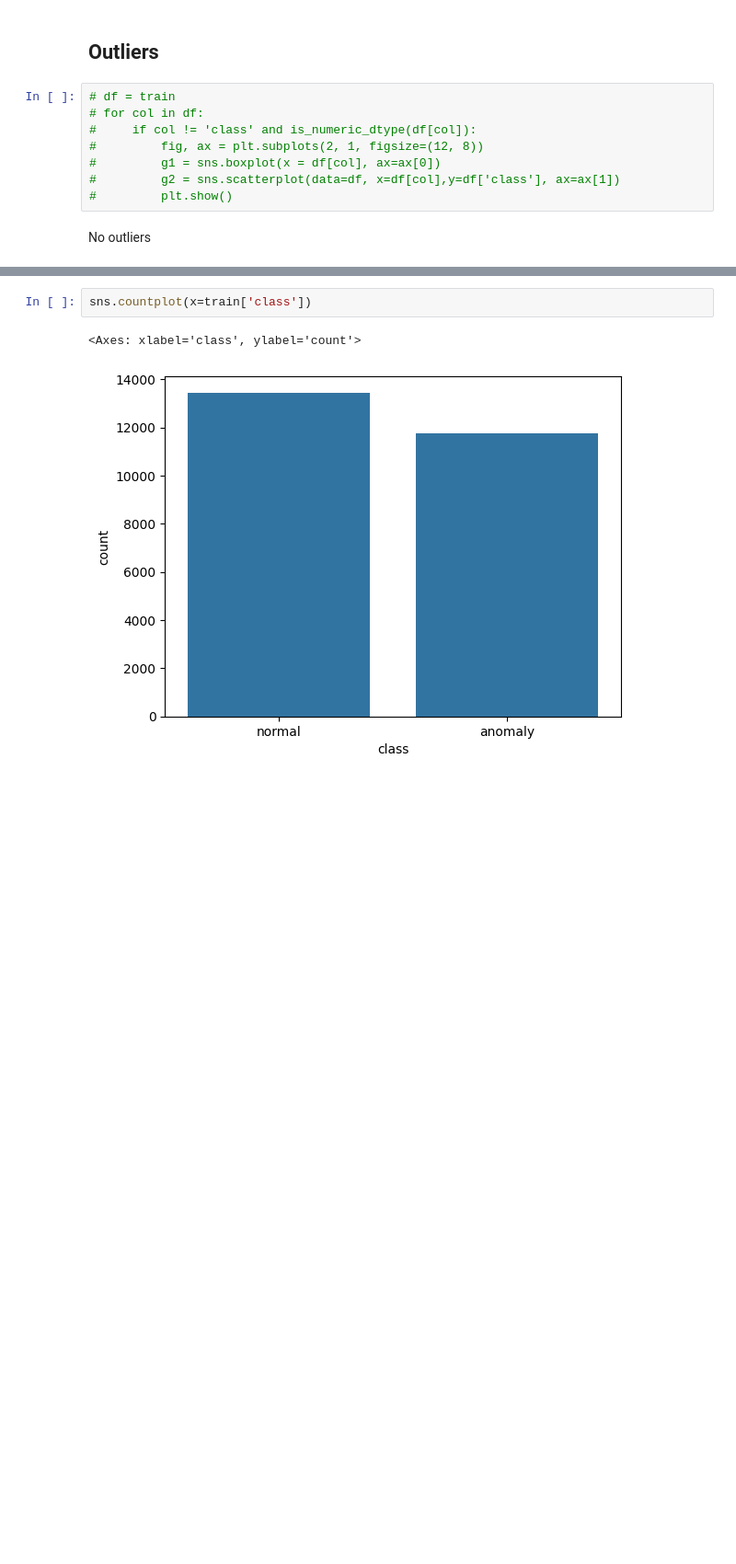
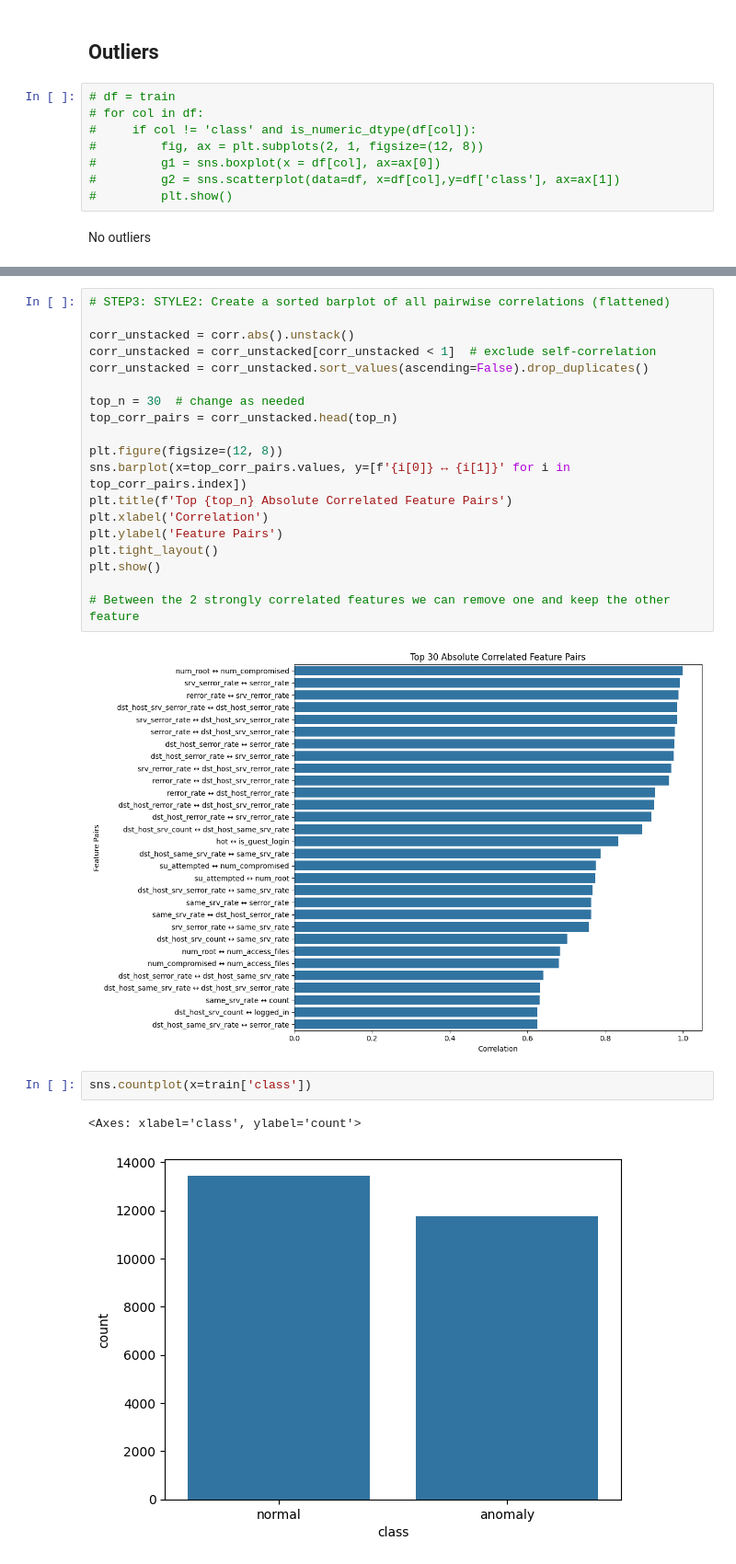
Before and after one commit to ash322ash422/tut_ml, a Jupyter notebook: project_Network_Intrusion_Detection-Military/src/99-6-accuracy-network-intrusion-detection.ipynb, the cells around one changed output, grey strips where cells are left out. Shown at 92% size. Cells and saved outputs as stored; diff of their text form; blank space fills up the shorter version.

```diff
--- a/project_Network_Intrusion_Detection-Military/src/99-6-accuracy-network-intrusion-detection.ipynb
+++ b/project_Network_Intrusion_Detection-Military/src/99-6-accuracy-network-intrusion-detection.ipynb
@@ -332,3 +350,24 @@ sns.heatmap(train.select_dtypes(include='number').corr(), annot=True)
+# %%
+# STEP3: STYLE2: Create a sorted barplot of all pairwise correlations (flattened)
+
+corr_unstacked = corr.abs().unstack()
+corr_unstacked = corr_unstacked[corr_unstacked < 1]  # exclude self-correlation
+corr_unstacked = corr_unstacked.sort_values(ascending=False).drop_duplicates()
+
+top_n = 30  # change as needed
+top_corr_pairs = corr_unstacked.head(top_n)
+
+plt.figure(figsize=(12, 8))
+sns.barplot(x=top_corr_pairs.values, y=[f'{i[0]} ↔ {i[1]}' for i in top_corr_pairs.index])
+plt.title(f'Top {top_n} Absolute Correlated Feature Pairs')
+plt.xlabel('Correlation')
+plt.ylabel('Feature Pairs')
+plt.tight_layout()
+plt.show()
+
+# Between the 2 strongly correlated features we can remove one and keep the other feature
+# %% [output]
+[figure, added]
 # %%
 sns.countplot(x=train['class'])
 # %% [output]
```
Also changed, not shown: parts of 17 cells of this notebook, 8 other files.
